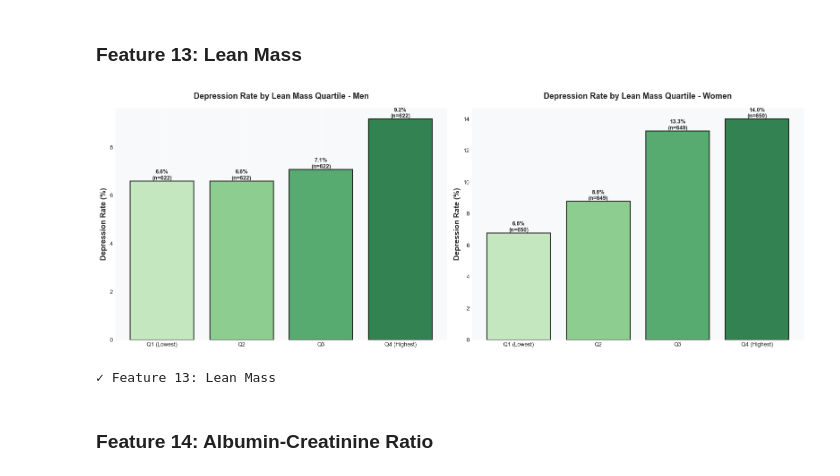
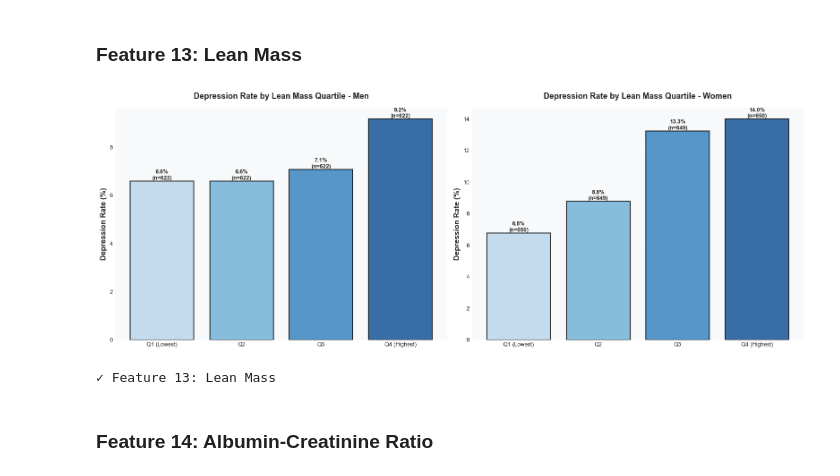
Before and after one commit to mikitaivar0uski/nhanes-depression-analysis, a Jupyter notebook: notebooks/02_depression_risk_factors_analysis.ipynb, the cells around one changed output. Cells and saved outputs as stored; diff of their text form; code cells hidden in the pictures.

```diff
--- a/notebooks/02_depression_risk_factors_analysis.ipynb
+++ b/notebooks/02_depression_risk_factors_analysis.ipynb
@@ -53,18 +53,20 @@ from imblearn.over_sampling import SMOTE
 import matplotlib.pyplot as plt
 import seaborn as sns
 
-# Project-specific modules
-project_root = (
-    Path(__file__).resolve().parent.parent
-    if "__file__" in globals()
-    else Path.cwd().parent
-)
-if str(project_root) not in sys.path:
-    sys.path.insert(0, str(project_root))
 
+project_root = str((Path.cwd().parent))
+if project_root not in sys.path:
+    sys.path.insert(0, project_root)
+# My modules
 from src.loader import load_raw_data
 from src.preprocessing import run_full_preprocessing
 import src.config as config
+
+# path to plots
+
+
+plots_dir = Path.cwd().parent / "plots"
+plots_dir.mkdir(exist_ok=True)
 
 # Configure display settings
 pd.set_option("display.max_columns", None)
@@ -88,7 +90,6 @@ warnings.filterwarnings("ignore")
 
 print("✓ Environment configured successfully")
 print(f"✓ Data directory: {config.DATA_DIR}")
-print(f"✓ Output directory: {config.OUTPUT_DIR}")
 # %% [output]
 ✓ Environment configured successfully
 ✓ Data directory: C:\Users\Nikita\dev\the\data\raw
@@ -1165,8 +1065,6 @@ Rank   Feature                                    Importance
 We create tailored visualizations for each of the top 15 risk factors identified by our machine learning models. Each visualization is designed with appropriate chart types, clear labels, and explanatory legends to ensure comprehensive understanding of the relationship between each factor and depression outcomes.
 # %%
 # Create plots directory
-plots_dir = Path("plots")
-plots_dir.mkdir(exist_ok=True)
 
 print("=" * 80)
 print("CREATING TARGETED VISUALIZATIONS FOR TOP 15 FEATURES")
@@ -1182,7 +1080,7 @@ CREATING TARGETED VISUALIZATIONS FOR TOP 15 FEATURES
 ### Feature 1: General Health Condition
 # %%
 # Feature 1: General Health Condition
-df_plot = df_viz[["General_Health_Cond", "Depression", "PHQ9_Score"]].dropna()
+df_plot = df_viz[["General_Health_Cond", "Depression"]].dropna()
 
 # Health condition labels
 health_labels = {1: "Excellent", 2: "Very Good", 3: "Good", 4: "Fair", 5: "Poor"}
@@ -2202,6 +2083,10 @@ gender_stats = (
     .agg(Mean=("Depression", "mean"), Count=("Depression", "count"))
     .reset_index()
 )
+print("=" * 80)
+print(gender_stats)
+print("=" * 80)
+# print(df_gender.groupby())
 
 # Calculate 95% Confidence Interval
 gender_stats["CI"] = 1.96 * np.sqrt(
@@ -2210,7 +2095,7 @@ gender_stats["CI"] = 1.96 * np.sqrt(
 
 # Colors (Semantic)
 # Male = Soft Blue, Female = Red/Terracotta (Highlighting higher risk)
-colors = {"Male": "#5DADE2", "Female": "#E74C3C"}
+colors = {"Male": "#3492D1", "Female": "#E74C3C"}
 gender_stats["Color"] = gender_stats["Gender_Label"].map(colors)
 
 # 2. Plotting
@@ -2224,7 +2109,7 @@ bars = ax.bar(
     color=gender_stats["Color"],
     edgecolor="black",  # Professional outline
     linewidth=1.5,
-    width=0.5,
+    width=0.8,
     alpha=0.9,
     zorder=2,
 )
@@ -2670,7 +2562,7 @@ if "Gender" in df_plot.columns:
         lean_depression_male.columns = ["Lean_Quartile", "Depression_Rate", "Count"]
         lean_depression_male = lean_depression_male.dropna()
 
-        colors = plt.cm.Greens(np.linspace(0.3, 0.9, len(lean_depression_male)))
+        colors = plt.cm.Blues(np.linspace(0.3, 0.9, len(lean_depression_male)))
         bars_male = axes[0].bar(
             range(len(lean_depression_male)),
             lean_depression_male["Depression_Rate"] * 100,
@@ -2734,7 +2626,7 @@ if "Gender" in df_plot.columns:
         lean_depression_female.columns = ["Lean_Quartile", "Depression_Rate", "Count"]
         lean_depression_female = lean_depression_female.dropna()
 
-        colors = plt.cm.Greens(np.linspace(0.3, 0.9, len(lean_depression_female)))
+        colors = plt.cm.Blues(np.linspace(0.3, 0.9, len(lean_depression_female)))
         bars_female = axes[1].bar(
             range(len(lean_depression_female)),
             lean_depression_female["Depression_Rate"] * 100,
@@ -2772,34 +2664,34 @@ if "Gender" in df_plot.columns:
                 f"{rate * 100:.1f}%\n(n={count})",
                 ha="center",
                 va="bottom",
                 fontsize=9,
                 fontweight="bold",
             )
 else:
     # Fallback if Gender column doesn't exist
     axes[0].text(
         0.5,
         0.5,
         "Gender column not found",
         ha="center",
         va="center",
         transform=axes[0].transAxes,
     )
     axes[1].text(
         0.5,
         0.5,
         "Gender column not found",
         ha="center",
         va="center",
         transform=axes[1].transAxes,
     )
 
 plt.tight_layout()
 plt.savefig(plots_dir / "top13_Lean_Mass_g.png", dpi=300, bbox_inches="tight")
 plt.show()
 print("✓ Feature 13: Lean Mass")
 # %% [output]
-[figure, old version]
+[figure, new version]
 ✓ Feature 13: Lean Mass
 # %% [markdown]
 ### Feature 14: Albumin-Creatinine Ratio
```
Also changed, not shown: parts of 15 cells of this notebook, 30 other files.
